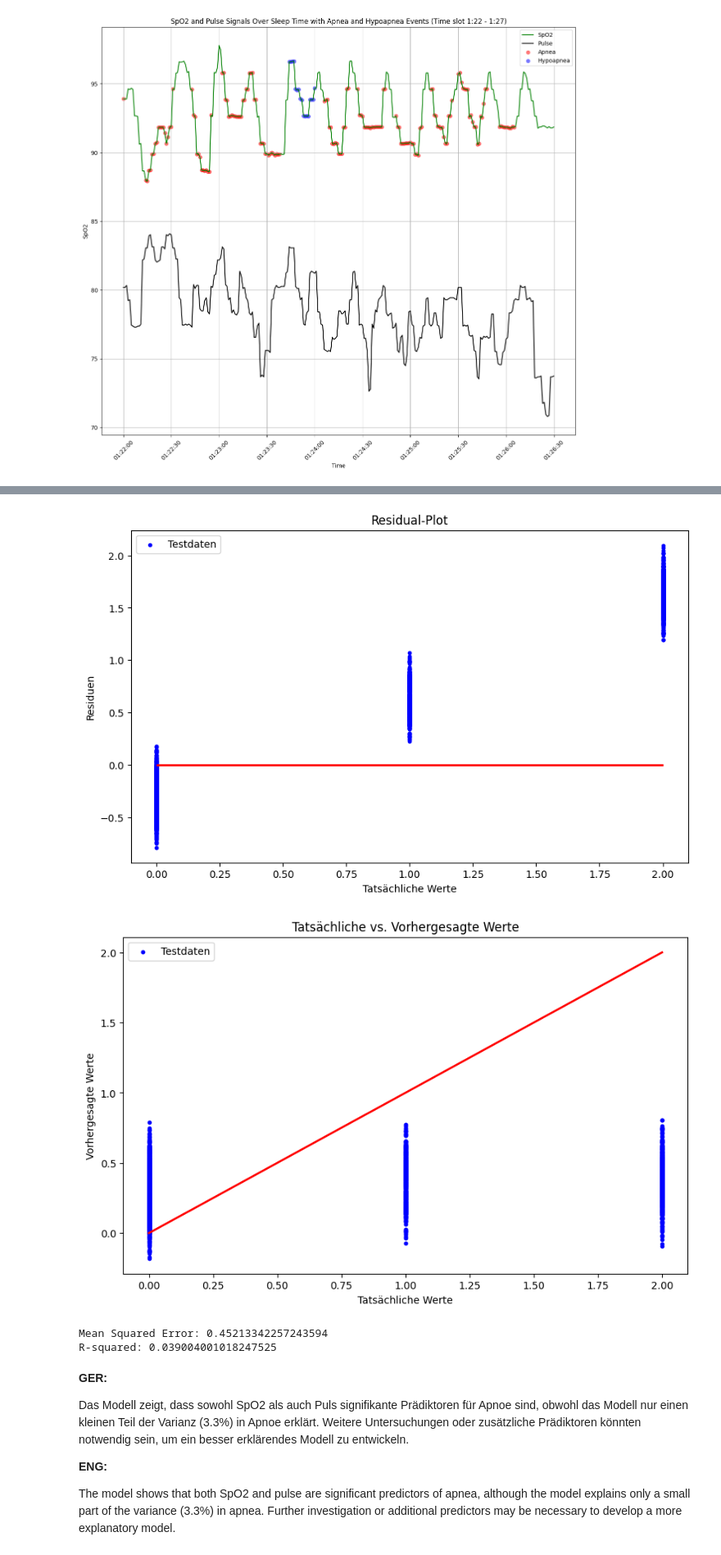
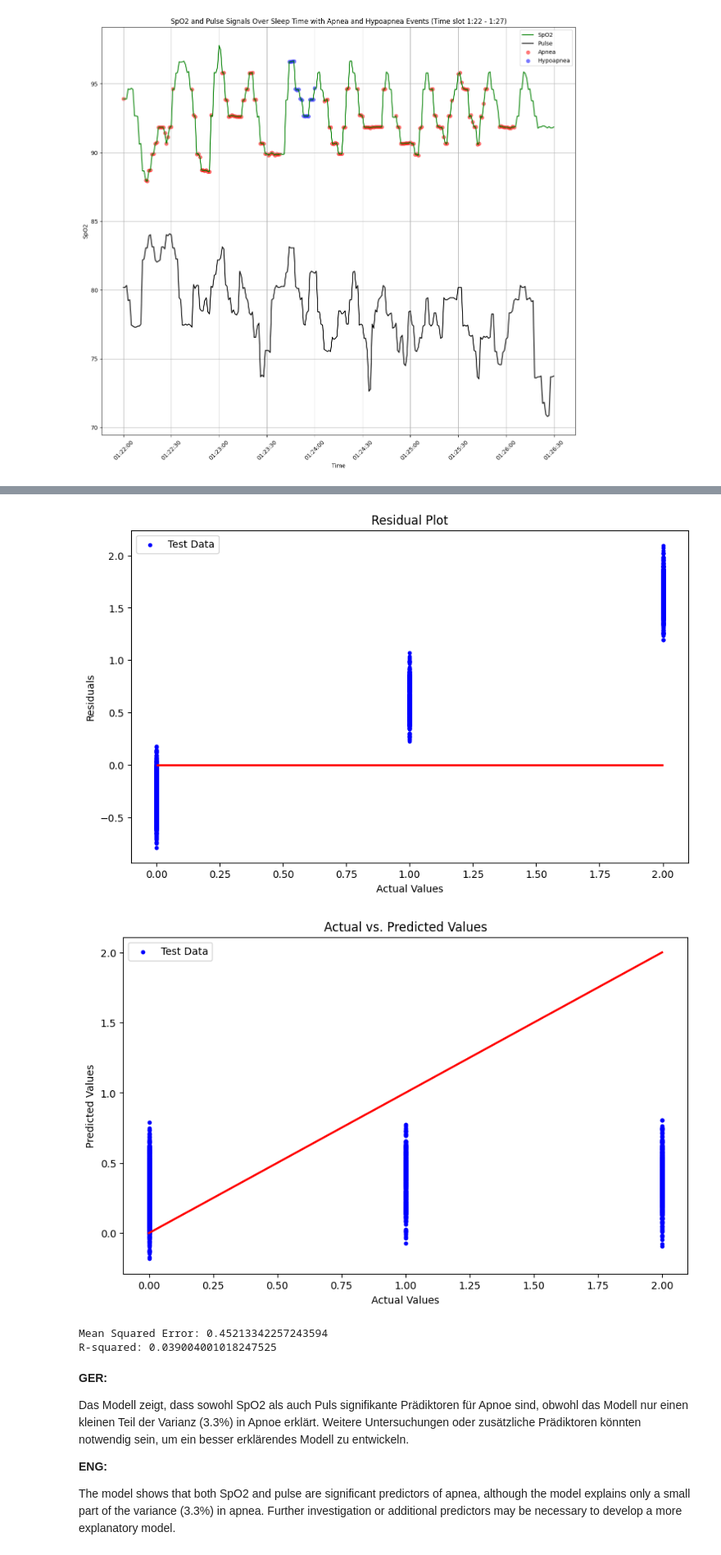
Before and after one commit to AnnaGass/DSA-SleepHealthData, a Jupyter notebook: multivariante_Regression_und_Korrelationsmatrix.ipynb, the cells around one changed output, grey strips where cells are left out. Shown at 82% size. Drawn from its saved outputs; the diff is of its cells as text; code cells hidden in the pictures.

```diff
--- a/multivariante_Regression_und_Korrelationsmatrix.ipynb
+++ b/multivariante_Regression_und_Korrelationsmatrix.ipynb
@@ -764,21 +764,21 @@ y_pred = model.predict(X_test_const)
 plt.figure(figsize=(10, 6))
 
 # Residual plot
-plt.scatter(y_test, y_test - y_pred, color='blue', s=10, label='Testdaten')
+plt.scatter(y_test, y_test - y_pred, color='blue', s=10, label='Test Data')
 plt.hlines(y=0, xmin=min(y_test), xmax=max(y_test), color='red', lw=2)
-plt.xlabel('Tatsächliche Werte')
-plt.ylabel('Residuen')
-plt.title('Residual-Plot')
+plt.xlabel('Actual Values')
+plt.ylabel('Residuals')
+plt.title('Residual Plot')
 plt.legend()
 plt.show()
 
 # Plot actual vs. predicted values
 plt.figure(figsize=(10, 6))
-plt.scatter(y_test, y_pred, color='blue', s=10, label='Testdaten')
+plt.scatter(y_test, y_pred, color='blue', s=10, label='Test Data')
 plt.plot([min(y_test), max(y_test)], [min(y_test), max(y_test)], color='red', lw=2)
-plt.xlabel('Tatsächliche Werte')
-plt.ylabel('Vorhergesagte Werte')
-plt.title('Tatsächliche vs. Vorhergesagte Werte')
+plt.xlabel('Actual Values')
+plt.ylabel('Predicted Values')
+plt.title('Actual vs. Predicted Values')
 plt.legend()
 plt.show()
 
@@ -799,15 +799,15 @@ Time:                        21:56:03   Log-Likelihood:                -21378.
 No. Observations:               21426   AIC:                         4.276e+04
 Df Residuals:                   21422   BIC:                         4.280e+04
 Df Model:                           3
 Covariance Type:            nonrobust
 ==============================================================================
 ... (13 lines left out)
 Notes:
 [1] Standard Errors assume that the covariance matrix of the errors is correctly specified.
 [2] The condition number is large, 6.47e+03. This might indicate that there are
 strong multicollinearity or other numerical problems.
-[figure, old version]
+[figure, new version]
-[figure, old version]
+[figure, new version]
 Mean Squared Error: 0.45213342257243594
 R-squared: 0.039004001018247525
 # %% [markdown]
```
Also changed, not shown: parts of 1 cell of this notebook.
